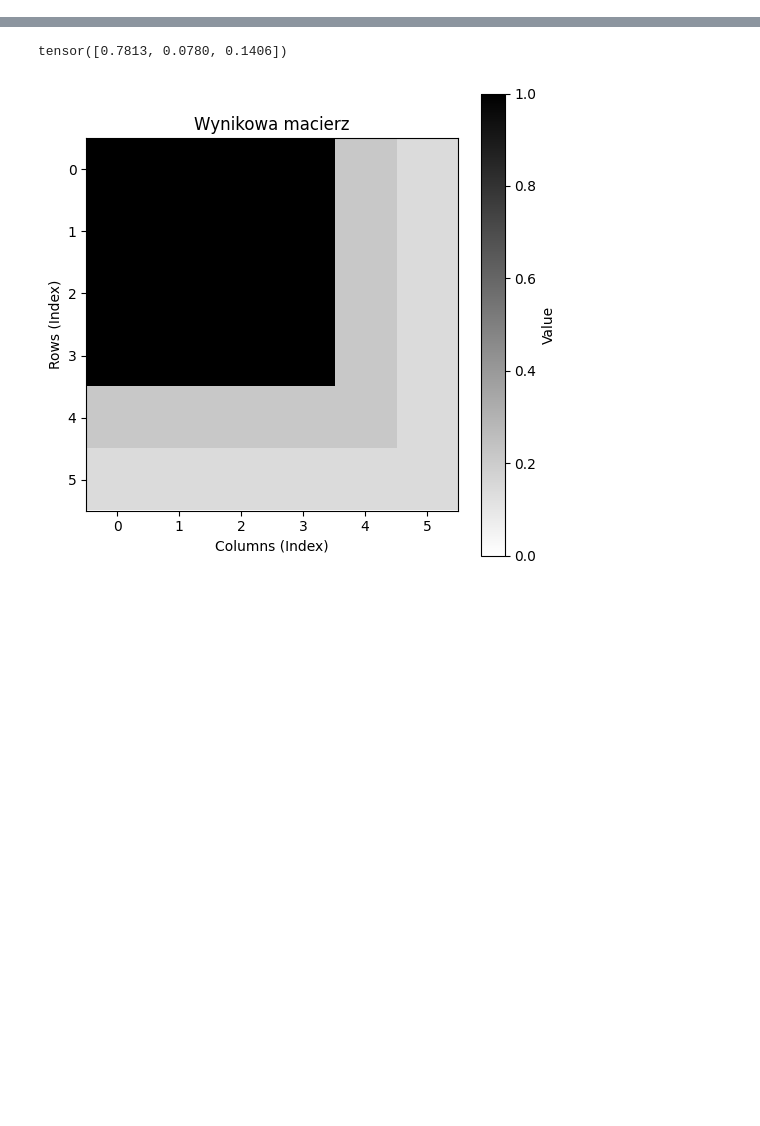
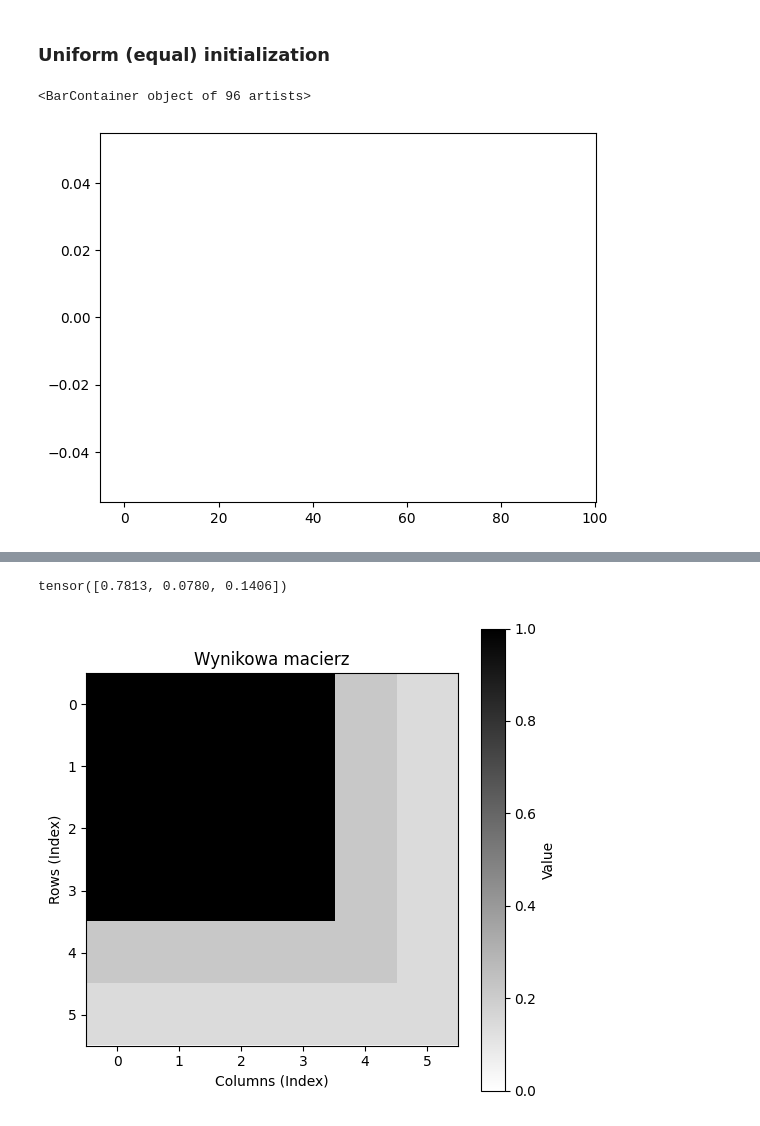
Before and after one commit to mallahova/loraxs, a Jupyter notebook: tasks/adaptive_rank_allocation/lora-xs.ipynb, the cells around one changed output, grey strips where cells are left out. Saved outputs shown, nothing was run; the diff lists cells and outputs as text; code cells hidden in the pictures; blank space fills up the shorter version.

Commit message:
Added initialization options

```diff
--- a/tasks/adaptive_rank_allocation/lora-xs.ipynb
+++ b/tasks/adaptive_rank_allocation/lora-xs.ipynb
@@ -28,0 +36,11 @@ tensor([5.3304, 5.3793, 6.5307])
+# %% [markdown]
+### Uniform (equal) initialization
+# %%
+import torch
+
+n = 96  # Number of points
+tensor = torch.zeros((n))
+plt.bar(range(n), tensor)
+# %% [output]
+<BarContainer object of 96 artists>
+[figure, added]
```
Also changed, not shown: parts of 11 cells of this notebook, 4 other files.
